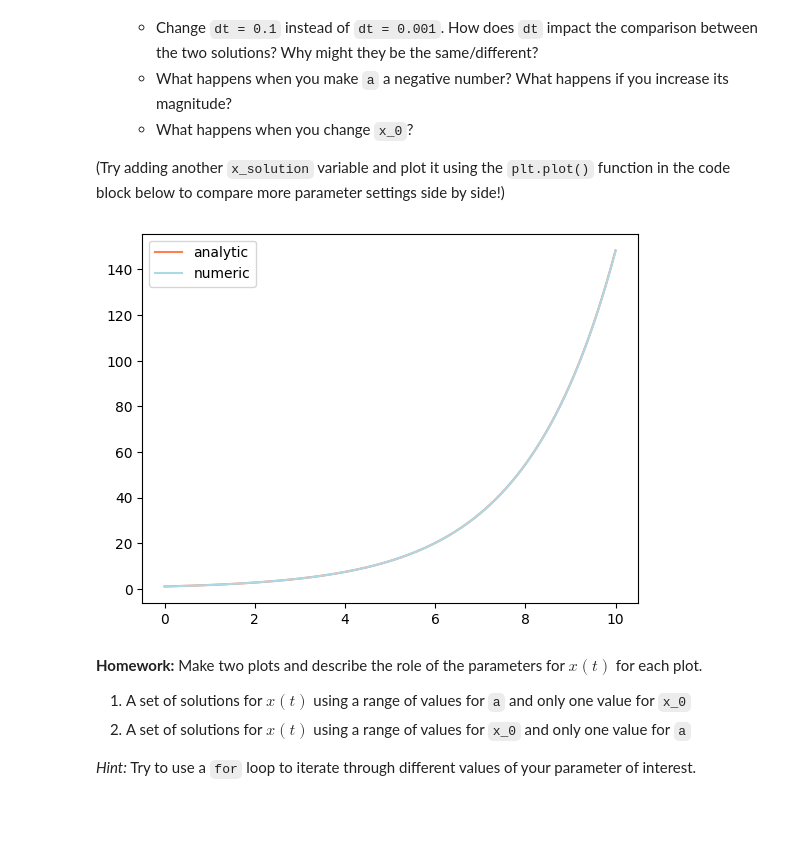
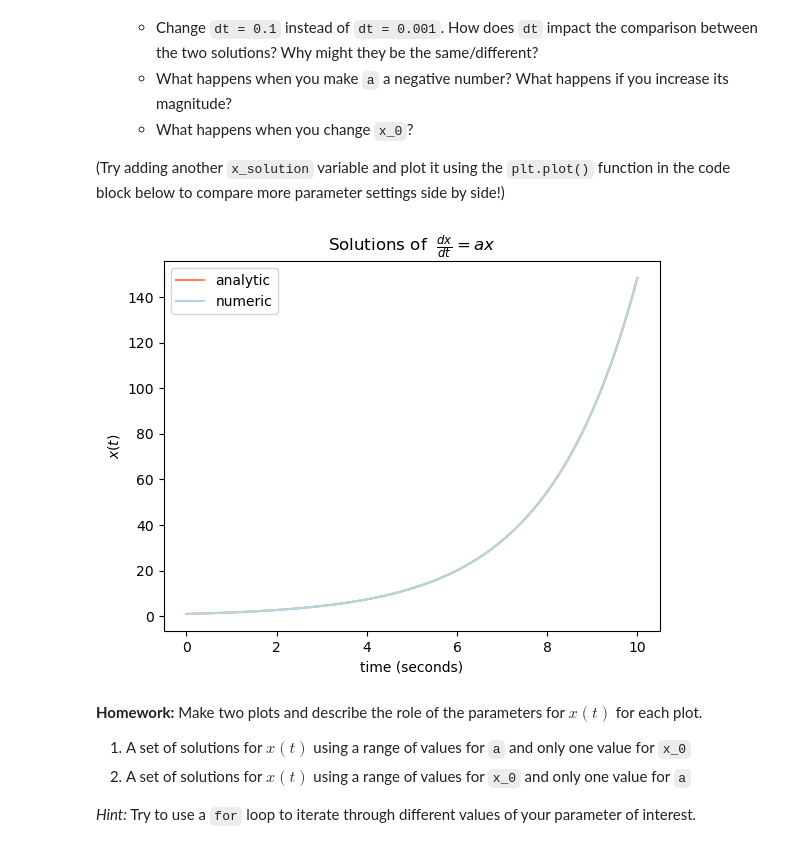
Before and after one commit to ilennaj/neuron_model_tutorial, a Jupyter notebook: notebooks/Solutions_01_ode_tutorial.ipynb, the cells around one changed output. Drawn from its saved outputs; the diff is of its cells as text; code cells hidden in the pictures; blank space fills up the shorter version.

Commit message:
Fixed typos and added questions to engage with plots

```diff
--- a/notebooks/Solutions_01_ode_tutorial.ipynb
+++ b/notebooks/Solutions_01_ode_tutorial.ipynb
@@ -424,34 +408,37 @@ plt.show()
 a = 0.5    # parameter in f(x)
 T = 10      # total Time duration
 dt = 0.001  # timestep of our simulation
 x_0 = 1.     # initial condition of x at time 0
 
 
 
 # Get numeric solution
 x_numeric, t = forward_euler_prop(a, x_0, dt, T)
 
 # Get analytic solution
 x_analytic = x_proportion(t, a, x_0)
 
 ### OPTIONAL ###
 # Use the space below to calculate another solution with different parameters for comparison
 
 ################
 
 # Plot both numeric and analytic solutions
 
 plt.plot(t, x_analytic, color='coral', label='analytic')
 plt.plot(t, x_numeric, color='lightblue', label='numeric')
 
 ### OPTIONAL ###
 # Use the space below to plot your new solution that you made above
 
 ################
+plt.title(r'Solutions of  $\frac{dx}{dt} = ax$')
+plt.xlabel('time (seconds)')
+plt.ylabel('$x(t)$')
 plt.legend()
 plt.show()
 # %% [output]
-[figure, old version]
+[figure, new version]
 # %% [markdown]
 **Homework:** Make two plots and describe the role of the parameters for $x(t)$ for each plot.
 1. A set of solutions for $x(t)$ using a range of values for `a` and only one value for `x_0`
```
Also changed, not shown: parts of 10 cells of this notebook, 4 other files.
